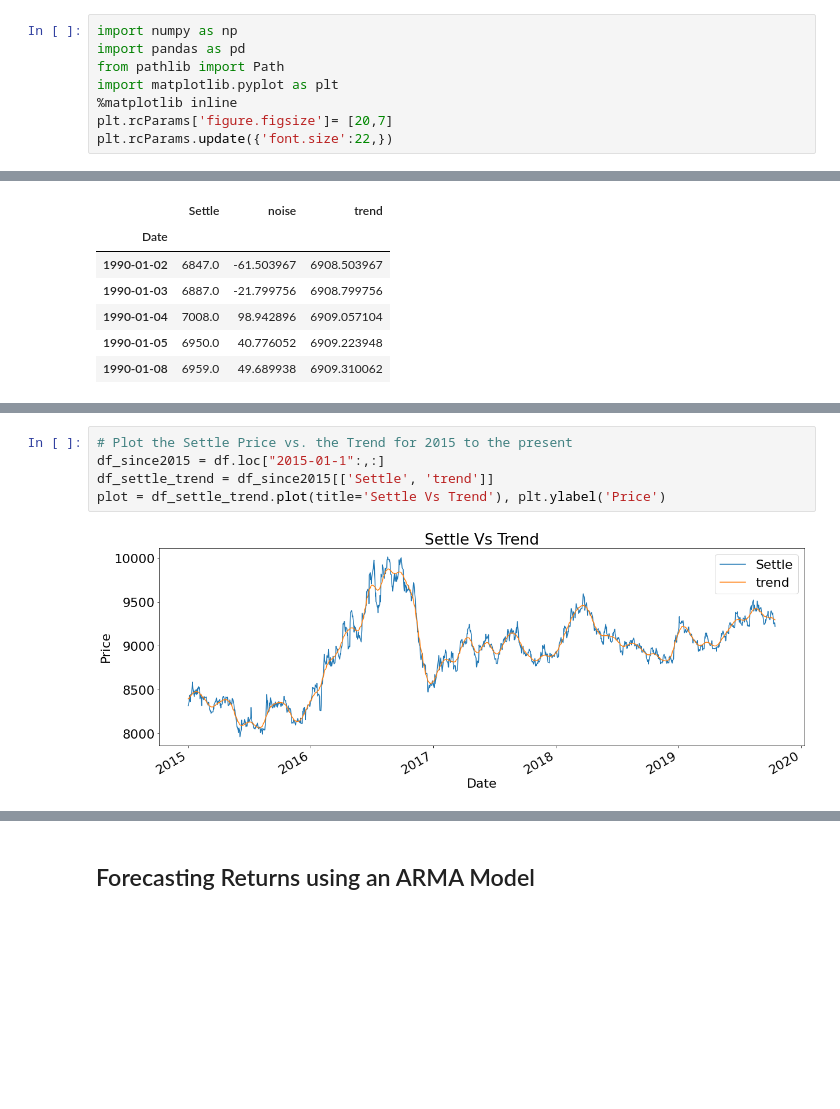
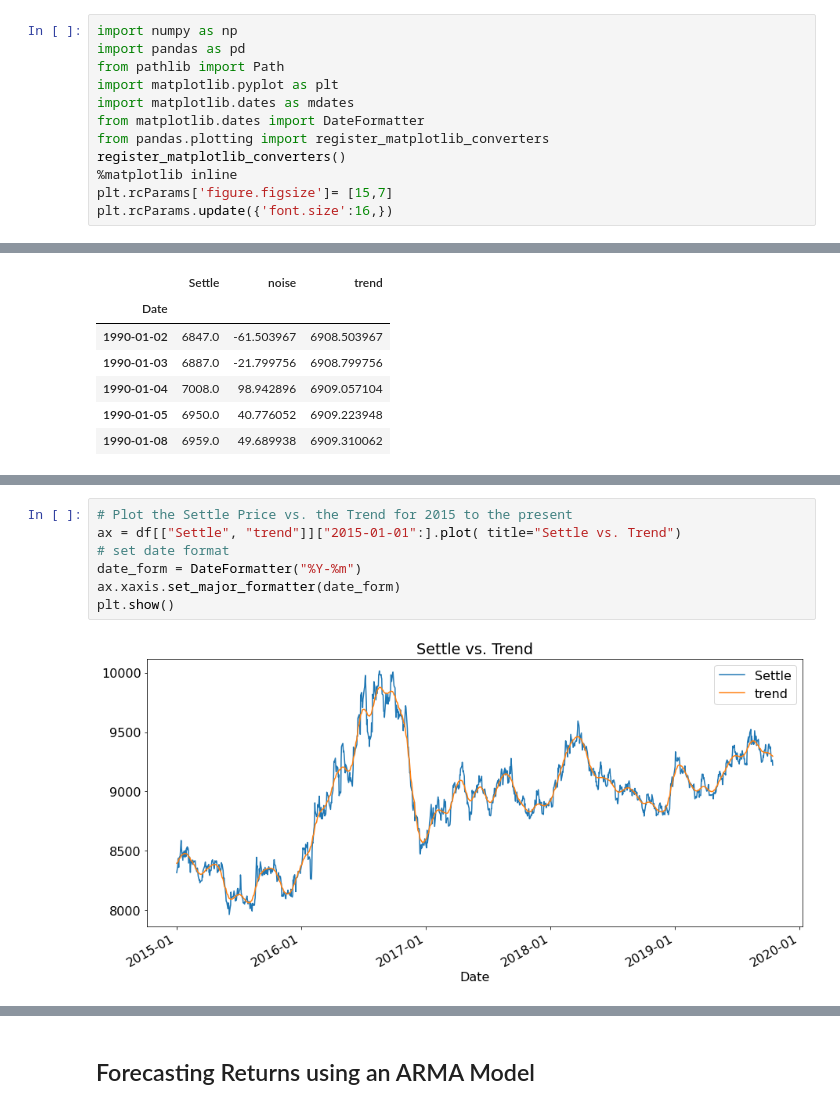
Before and after one commit to jexiamaris/a_yen_for_the_future, a Jupyter notebook: time_series_analysis.ipynb, the cells around one changed output, grey strips where cells are left out. Cells and saved outputs as stored; diff of their text form; blank space fills up the shorter version.

```diff
--- a/time_series_analysis.ipynb
+++ b/time_series_analysis.ipynb
@@ -3,9 +3,13 @@ import numpy as np
 import pandas as pd
 from pathlib import Path
 import matplotlib.pyplot as plt
+import matplotlib.dates as mdates
+from matplotlib.dates import DateFormatter
+from pandas.plotting import register_matplotlib_converters
+register_matplotlib_converters()
 %matplotlib inline
-plt.rcParams['figure.figsize']= [20,7]
-plt.rcParams.update({'font.size':22,})
+plt.rcParams['figure.figsize']= [15,7]
+plt.rcParams.update({'font.size':16,})
 # %% [markdown]
 ## Return Forecasting: Read Historical Daily Yen Futures Data
 # %%
@@ -68,10 +83,12 @@ df.head()
 # %%
 # Plot the Settle Price vs. the Trend for 2015 to the present
-df_since2015 = df.loc["2015-01-1":,:]
-df_settle_trend = df_since2015[['Settle', 'trend']]
-plot = df_settle_trend.plot(title='Settle Vs Trend'), plt.ylabel('Price')
+ax = df[["Settle", "trend"]]["2015-01-01":].plot( title="Settle vs. Trend")
+# set date format
+date_form = DateFormatter("%Y-%m")
+ax.xaxis.set_major_formatter(date_form)
+plt.show()
 # %% [output]
-[figure, old version]
+[figure, new version]
 # %%
 # Plot the Settle Noise
 ts_noise.plot()
```
Also changed, not shown: parts of 10 cells of this notebook, 1 other file.
